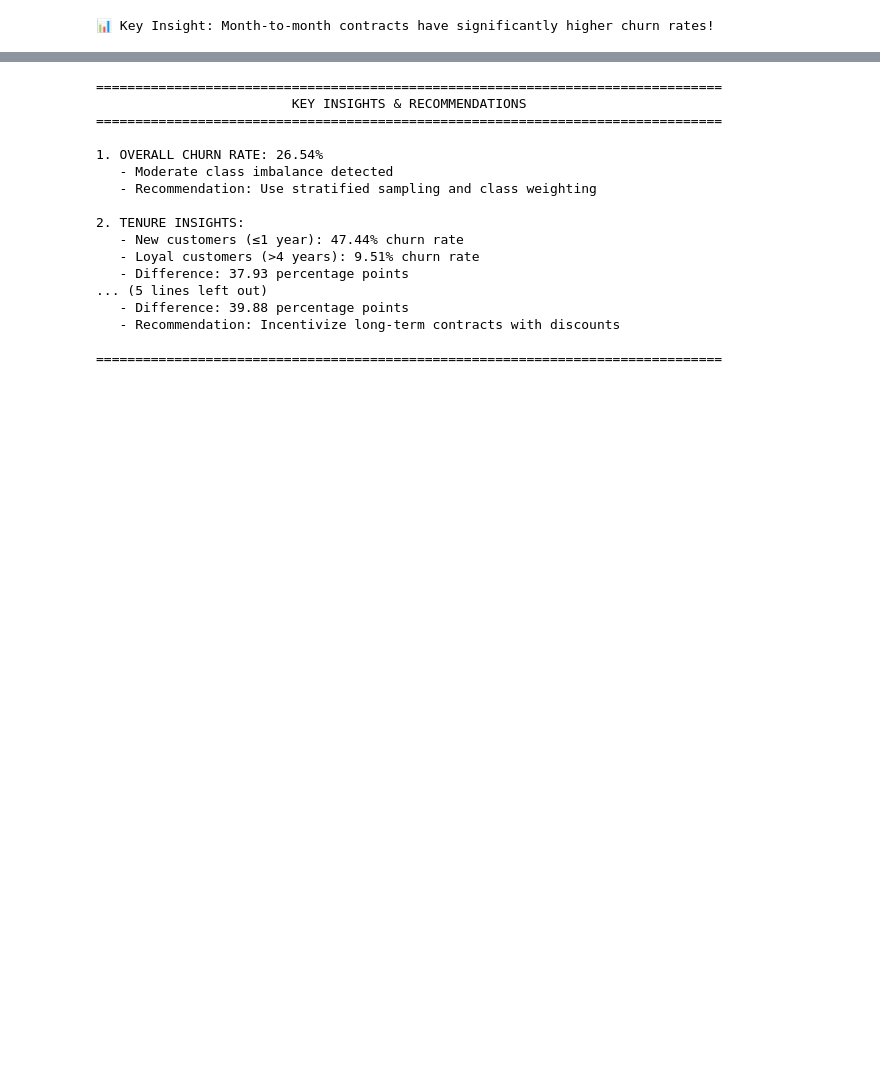
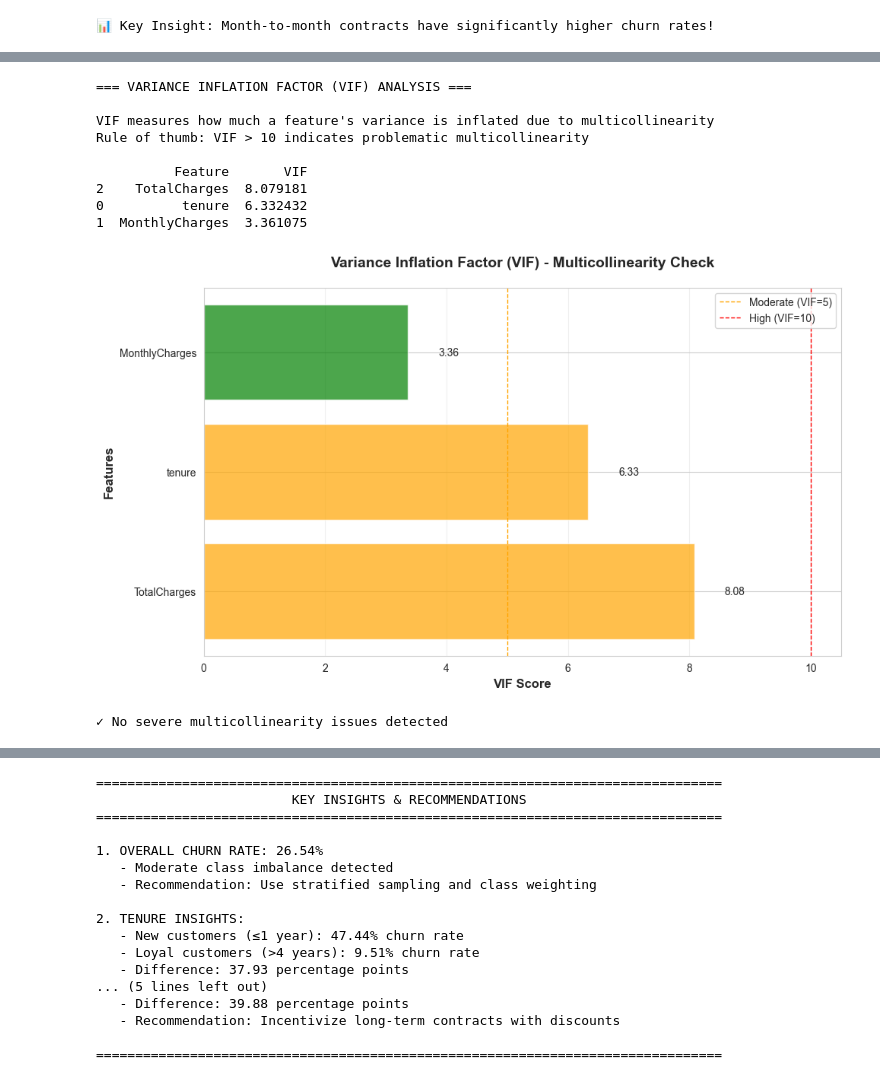
Before and after one commit to samintisar/customer-churn-prediction, a Jupyter notebook: notebooks/01_eda.ipynb, the cells around one changed output, grey strips where cells are left out. Cells and saved outputs as stored; diff of their text form; code cells hidden in the pictures; blank space fills up the shorter version.

```diff
--- a/notebooks/01_eda.ipynb
+++ b/notebooks/01_eda.ipynb
@@ -539,0 +776,69 @@ Churn Rate by Contract Type:
+# %%
+# Variance Inflation Factor (VIF) for multicollinearity detection
+print("\n=== VARIANCE INFLATION FACTOR (VIF) ANALYSIS ===\n")
+print("VIF measures how much a feature's variance is inflated due to multicollinearity")
+print("Rule of thumb: VIF > 10 indicates problematic multicollinearity\n")
+
+try:
+    from statsmodels.stats.outliers_influence import variance_inflation_factor
+
+    # Prepare data (remove NaN values)
+    vif_data = df[numerical_features].dropna()
+
+    # Calculate VIF for each feature
+    vif_results = []
+    for i, feature in enumerate(numerical_features):
+        vif = variance_inflation_factor(vif_data.values, i)
+        vif_results.append({
+            'Feature': feature,
+            'VIF': vif
+        })
+
+    vif_df = pd.DataFrame(vif_results).sort_values('VIF', ascending=False)
+    print(vif_df)
+
+    # Visualize VIF
+    plt.figure(figsize=(10, 6))
+    colors = ['red' if x > 10 else 'orange' if x > 5 else 'green' for x in vif_df['VIF']]
+    bars = plt.barh(vif_df['Feature'], vif_df['VIF'], color=colors, alpha=0.7)
+    plt.xlabel('VIF Score', fontsize=12, fontweight='bold')
+    plt.ylabel('Features', fontsize=12, fontweight='bold')
+    plt.title('Variance Inflation Factor (VIF) - Multicollinearity Check', fontsize=14, fontweight='bold', pad=20)
+    plt.axvline(x=5, color='orange', linestyle='--', linewidth=1, label='Moderate (VIF=5)')
+    plt.axvline(x=10, color='red', linestyle='--', linewidth=1, label='High (VIF=10)')
+    plt.legend()
+    plt.grid(axis='x', alpha=0.3)
+
+    # Add value labels
+    for bar, val in zip(bars, vif_df['VIF']):
+        plt.text(val + 0.5, bar.get_y() + bar.get_height()/2, f'{val:.2f}',
+                va='center', ha='left', fontsize=10)
+
+    plt.tight_layout()
+    plt.savefig('../reports/figures/vif_analysis.png', dpi=300, bbox_inches='tight')
+    plt.show()
+
+    # Interpretation
+    high_vif = vif_df[vif_df['VIF'] > 10]
+    if len(high_vif) > 0:
+        print(f"\n⚠️  High VIF detected for: {', '.join(high_vif['Feature'].tolist())}")
+        print("   Recommendation: Consider removing or combining these features")
+    else:
+        print("\n✓ No severe multicollinearity issues detected")
+
+except ImportError:
+    print("⚠️  statsmodels not installed. Installing...")
+    print("   Run: pip install statsmodels")
+    print("   Then re-run this cell for VIF analysis")
+# %% [output]
+=== VARIANCE INFLATION FACTOR (VIF) ANALYSIS ===
+
+VIF measures how much a feature's variance is inflated due to multicollinearity
+Rule of thumb: VIF > 10 indicates problematic multicollinearity
+
+          Feature       VIF
+2    TotalCharges  8.079181
+0          tenure  6.332432
+1  MonthlyCharges  3.361075
+[figure, added]
+✓ No severe multicollinearity issues detected
```
Also changed, not shown: parts of 21 cells of this notebook, 6 other files.
